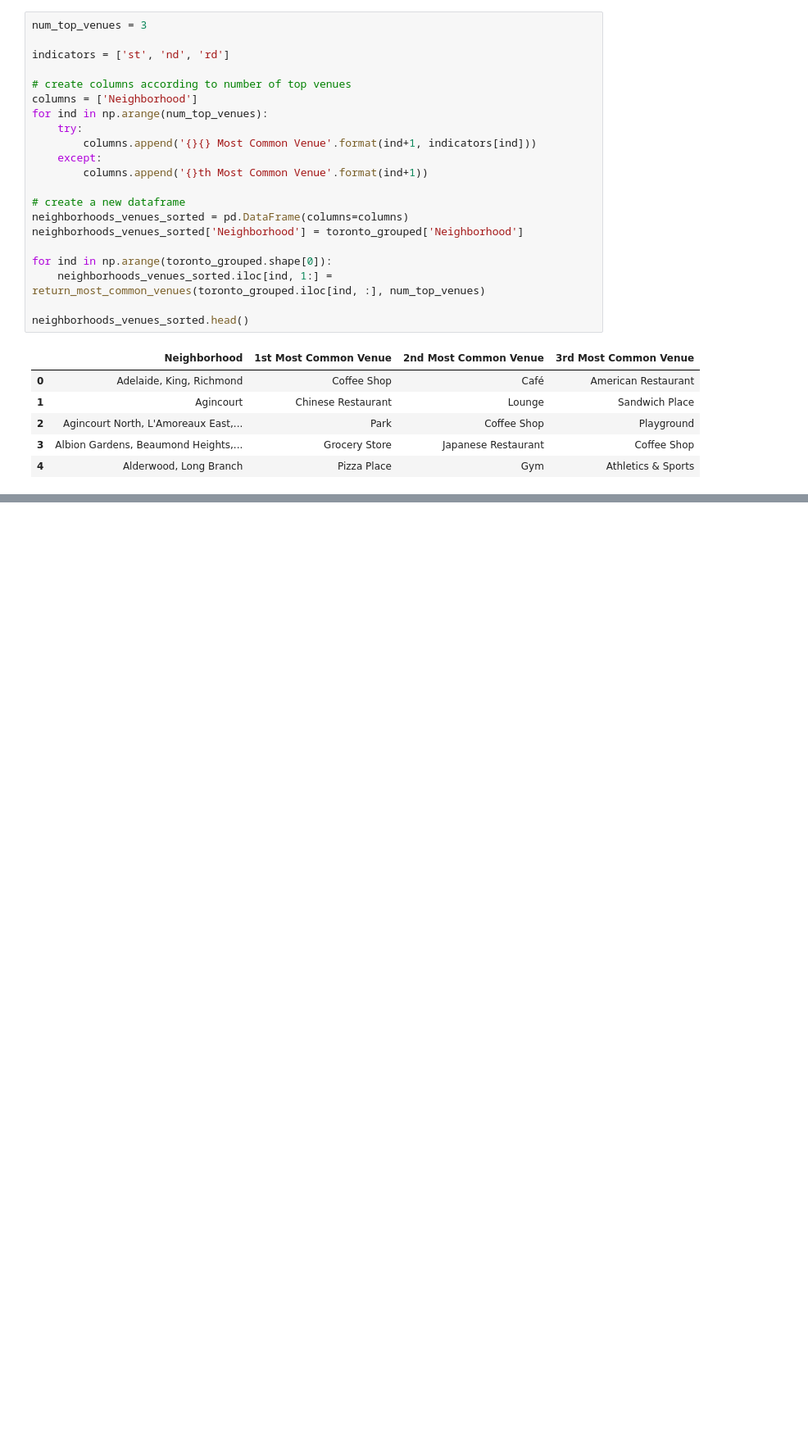
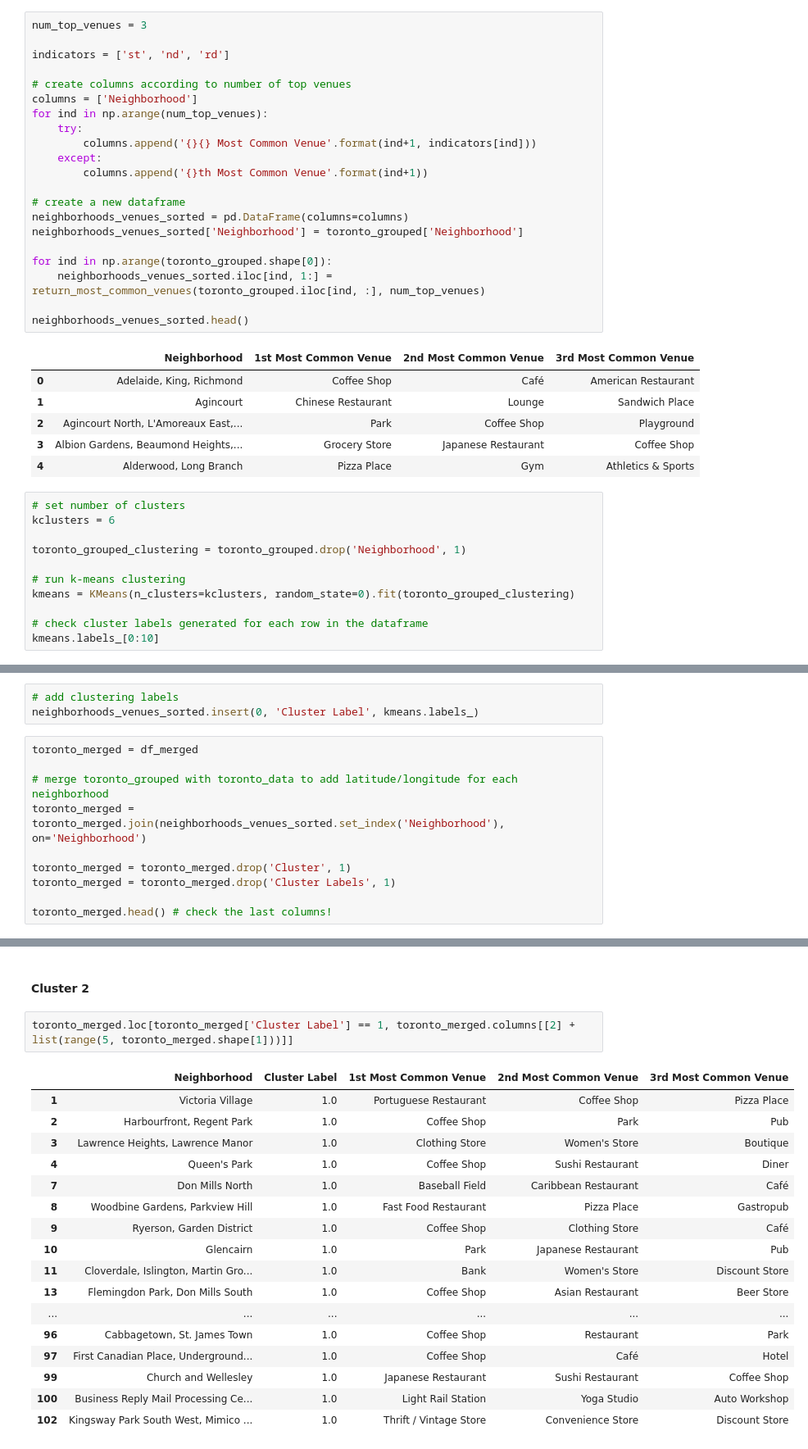
Before and after one commit to strange1120/toronto-neighborhood-clustering, a Jupyter notebook: toronto-clustering.ipynb, the cells around one changed output, grey strips where cells are left out. Shown: that part at 82% size. Saved outputs shown, nothing was run; the diff lists cells and outputs as text; blank space fills up the shorter version.

```diff
--- a/toronto-clustering.ipynb
+++ b/toronto-clustering.ipynb
@@ -386,3 +380,14 @@ neighborhoods_venues_sorted.head()
 | 2 | Agincourt North, L'Amoreaux East,... | Park | Coffee Shop | Playground |
 | 3 | Albion Gardens, Beaumond Heights,... | Grocery Store | Japanese Restaurant | Coffee Shop |
 | 4 | Alderwood, Long Branch | Pizza Place | Gym | Athletics & Sports |
+# %%
+# set number of clusters
+kclusters = 6
+
+toronto_grouped_clustering = toronto_grouped.drop('Neighborhood', 1)
+
+# run k-means clustering
+kmeans = KMeans(n_clusters=kclusters, random_state=0).fit(toronto_grouped_clustering)
+
+# check cluster labels generated for each row in the dataframe
+kmeans.labels_[0:10]
@@ -388,0 +396,13 @@ neighborhoods_venues_sorted.head()
+# %%
+# add clustering labels
+neighborhoods_venues_sorted.insert(0, 'Cluster Label', kmeans.labels_)
+# %%
+toronto_merged = df_merged
+
+# merge toronto_grouped with toronto_data to add latitude/longitude for each neighborhood
+toronto_merged = toronto_merged.join(neighborhoods_venues_sorted.set_index('Neighborhood'), on='Neighborhood')
+
+toronto_merged = toronto_merged.drop('Cluster', 1)
+toronto_merged = toronto_merged.drop('Cluster Labels', 1)
+
+toronto_merged.head() # check the last columns!
@@ -388,0 +450,22 @@ neighborhoods_venues_sorted.head()
+# %% [markdown]
+#### Cluster 2
+# %%
+toronto_merged.loc[toronto_merged['Cluster Label'] == 1, toronto_merged.columns[[2] + list(range(5, toronto_merged.shape[1]))]]
+# %% [output]
+|  | Neighborhood | Cluster Label | 1st Most Common Venue | 2nd Most Common Venue | 3rd Most Common Venue |
+| 1 | Victoria Village | 1.0 | Portuguese Restaurant | Coffee Shop | Pizza Place |
+| 2 | Harbourfront, Regent Park | 1.0 | Coffee Shop | Park | Pub |
+| 3 | Lawrence Heights, Lawrence Manor | 1.0 | Clothing Store | Women's Store | Boutique |
+| 4 | Queen's Park | 1.0 | Coffee Shop | Sushi Restaurant | Diner |
+| 7 | Don Mills North | 1.0 | Baseball Field | Caribbean Restaurant | Café |
+| 8 | Woodbine Gardens, Parkview Hill | 1.0 | Fast Food Restaurant | Pizza Place | Gastropub |
+| 9 | Ryerson, Garden District | 1.0 | Coffee Shop | Clothing Store | Café |
+| 10 | Glencairn | 1.0 | Park | Japanese Restaurant | Pub |
+| 11 | Cloverdale, Islington, Martin Gro... | 1.0 | Bank | Women's Store | Discount Store |
+| 13 | Flemingdon Park, Don Mills South | 1.0 | Coffee Shop | Asian Restaurant | Beer Store |
+| ... | ... | ... | ... | ... | ... |
+| 96 | Cabbagetown, St. James Town | 1.0 | Coffee Shop | Restaurant | Park |
+| 97 | First Canadian Place, Underground... | 1.0 | Coffee Shop | Café | Hotel |
+| 99 | Church and Wellesley | 1.0 | Japanese Restaurant | Sushi Restaurant | Coffee Shop |
+| 100 | Business Reply Mail Processing Ce... | 1.0 | Light Rail Station | Yoga Studio | Auto Workshop |
+| 102 | Kingsway Park South West, Mimico ... | 1.0 | Thrift / Vintage Store | Convenience Store | Discount Store |
```
Also changed, not shown: parts of 14 cells of this notebook.
